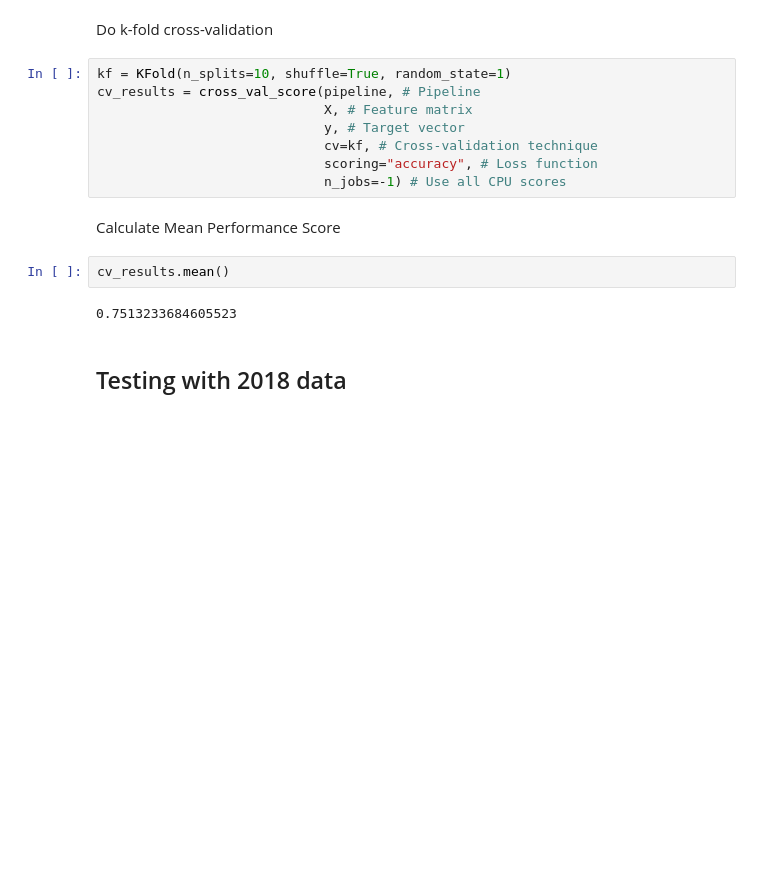
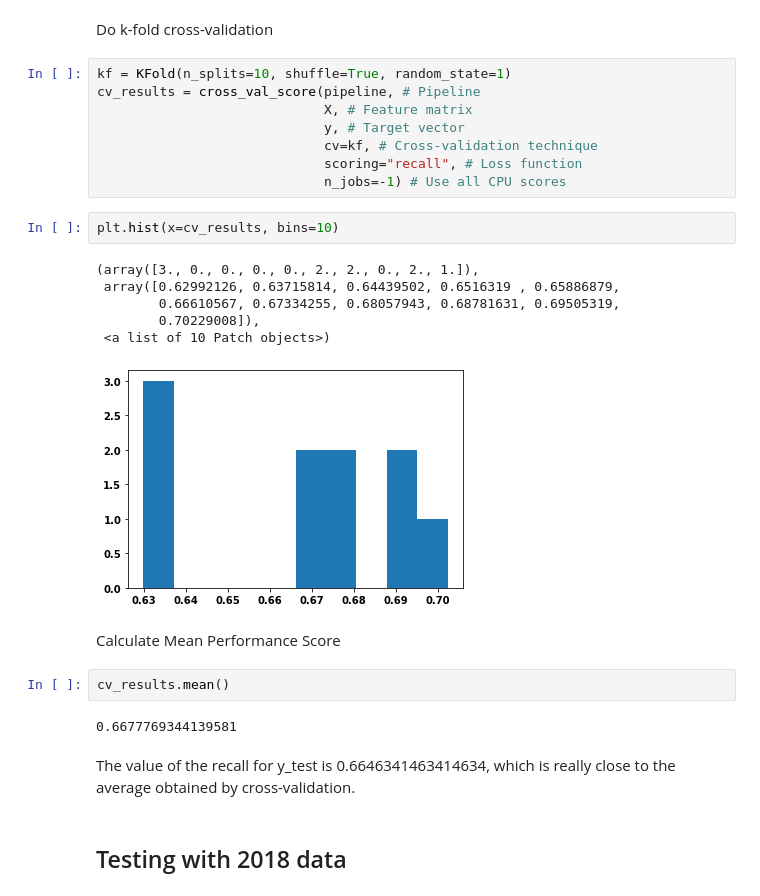
Before and after one commit to pypas/suicities-datasus, a Jupyter notebook: LinearModels/LogisticRegression/logistic_regression_spatial_cluster.ipynb, the cells around one changed output. Saved outputs shown, nothing was run; the diff lists cells and outputs as text; blank space fills up the shorter version.

```diff
--- a/LinearModels/LogisticRegression/logistic_regression_spatial_cluster.ipynb
+++ b/LinearModels/LogisticRegression/logistic_regression_spatial_cluster.ipynb
@@ -250,14 +235,25 @@ cv_results = cross_val_score(pipeline, # Pipeline
                              X, # Feature matrix
                              y, # Target vector
                              cv=kf, # Cross-validation technique
-                             scoring="accuracy", # Loss function
+                             scoring="recall", # Loss function
                              n_jobs=-1) # Use all CPU scores
+# %%
+plt.hist(x=cv_results, bins=10)
+# %% [output]
+(array([3., 0., 0., 0., 0., 2., 2., 0., 2., 1.]),
+ array([0.62992126, 0.63715814, 0.64439502, 0.6516319 , 0.65886879,
+        0.66610567, 0.67334255, 0.68057943, 0.68781631, 0.69505319,
+        0.70229008]),
+ <a list of 10 Patch objects>)
+[figure, added]
 # %% [markdown]
 Calculate Mean Performance Score
 # %%
 cv_results.mean()
 # %% [output]
-0.7513233684605523
+0.6677769344139581
+# %% [markdown]
+The value of the recall for y_test is 0.6646341463414634, which is really close to the average obtained by cross-validation.
 # %% [markdown]
 ## Testing with 2018 data
 # %% [markdown]
```
Also changed, not shown: parts of 18 cells of this notebook.
